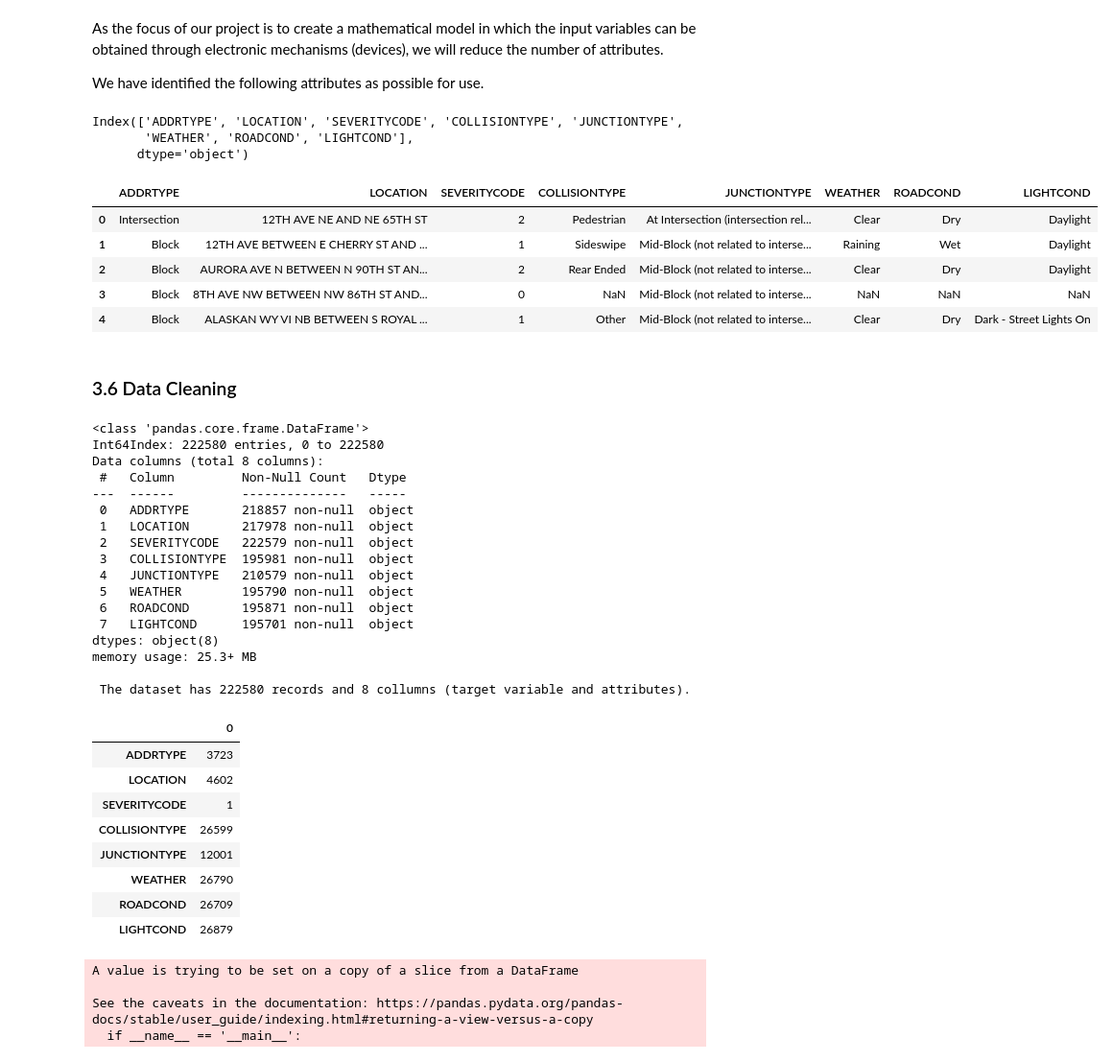
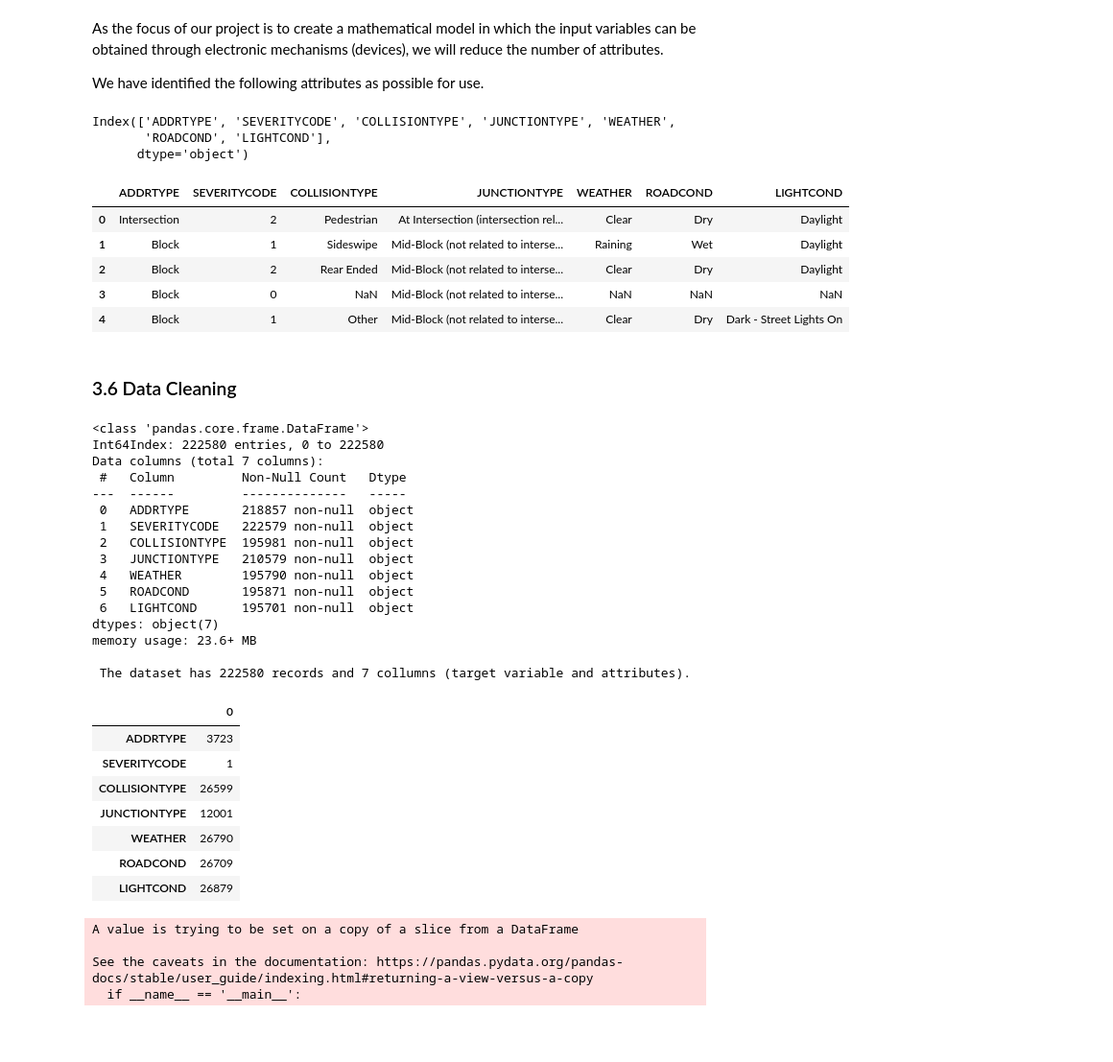
Before and after one commit to mcamera/Traffic_Accidents_Seattle, a Jupyter notebook: Traffic_Accidents_Seattle.ipynb, the cells around one changed output. Shown at 96% size. Drawn from its saved outputs; the diff is of its cells as text; code cells hidden in the pictures; blank space fills up the shorter version.

```diff
--- a/Traffic_Accidents_Seattle.ipynb
+++ b/Traffic_Accidents_Seattle.ipynb
@@ -732,20 +736,20 @@ As the focus of our project is to create a mathematical model in which the input
 We have identified the following attributes as possible for use.
 # %%
 #Chosen attributes:
-collisions = collisions_raw[['ADDRTYPE','LOCATION','SEVERITYCODE','COLLISIONTYPE',
+collisions = collisions_raw[['ADDRTYPE','SEVERITYCODE','COLLISIONTYPE',
                              'JUNCTIONTYPE','WEATHER','ROADCOND','LIGHTCOND']]
 print(collisions.columns)
 collisions.head()
 # %% [output]
-Index(['ADDRTYPE', 'LOCATION', 'SEVERITYCODE', 'COLLISIONTYPE', 'JUNCTIONTYPE',
-       'WEATHER', 'ROADCOND', 'LIGHTCOND'],
+Index(['ADDRTYPE', 'SEVERITYCODE', 'COLLISIONTYPE', 'JUNCTIONTYPE', 'WEATHER',
+       'ROADCOND', 'LIGHTCOND'],
       dtype='object')
-|  | ADDRTYPE | LOCATION | SEVERITYCODE | COLLISIONTYPE | JUNCTIONTYPE | WEATHER | ROADCOND | LIGHTCOND |
-| 0 | Intersection | 12TH AVE NE AND NE 65TH ST | 2 | Pedestrian | At Intersection (intersection rel... | Clear | Dry | Daylight |
-| 1 | Block | 12TH AVE BETWEEN E CHERRY ST AND ... | 1 | Sideswipe | Mid-Block (not related to interse... | Raining | Wet | Daylight |
-| 2 | Block | AURORA AVE N BETWEEN N 90TH ST AN... | 2 | Rear Ended | Mid-Block (not related to interse... | Clear | Dry | Daylight |
-| 3 | Block | 8TH AVE NW BETWEEN NW 86TH ST AND... | 0 | NaN | Mid-Block (not related to interse... | NaN | NaN | NaN |
-| 4 | Block | ALASKAN WY VI NB BETWEEN S ROYAL ... | 1 | Other | Mid-Block (not related to interse... | Clear | Dry | Dark - Street Lights On |
+|  | ADDRTYPE | SEVERITYCODE | COLLISIONTYPE | JUNCTIONTYPE | WEATHER | ROADCOND | LIGHTCOND |
+| 0 | Intersection | 2 | Pedestrian | At Intersection (intersection rel... | Clear | Dry | Daylight |
+| 1 | Block | 1 | Sideswipe | Mid-Block (not related to interse... | Raining | Wet | Daylight |
+| 2 | Block | 2 | Rear Ended | Mid-Block (not related to interse... | Clear | Dry | Daylight |
+| 3 | Block | 0 | NaN | Mid-Block (not related to interse... | NaN | NaN | NaN |
+| 4 | Block | 1 | Other | Mid-Block (not related to interse... | Clear | Dry | Dark - Street Lights On |
 # %% [markdown]
 ### 3.6 Data Cleaning <a name="data-cleaning"></a>
 # %%
@@ -755,28 +759,26 @@ print("\n The dataset has", collisions.shape[0],"records and", collisions.shape[
 # %% [output]
 <class 'pandas.core.frame.DataFrame'>
 Int64Index: 222580 entries, 0 to 222580
-Data columns (total 8 columns):
+Data columns (total 7 columns):
  #   Column         Non-Null Count   Dtype
 ---  ------         --------------   -----
  0   ADDRTYPE       218857 non-null  object
- 1   LOCATION       217978 non-null  object
- 2   SEVERITYCODE   222579 non-null  object
- 3   COLLISIONTYPE  195981 non-null  object
- 4   JUNCTIONTYPE   210579 non-null  object
- 5   WEATHER        195790 non-null  object
- 6   ROADCOND       195871 non-null  object
- 7   LIGHTCOND      195701 non-null  object
-dtypes: object(8)
-memory usage: 25.3+ MB
+ 1   SEVERITYCODE   222579 non-null  object
+ 2   COLLISIONTYPE  195981 non-null  object
+ 3   JUNCTIONTYPE   210579 non-null  object
+ 4   WEATHER        195790 non-null  object
+ 5   ROADCOND       195871 non-null  object
+ 6   LIGHTCOND      195701 non-null  object
+dtypes: object(7)
+memory usage: 23.6+ MB
 
- The dataset has 222580 records and 8 collumns (target variable and attributes).
+ The dataset has 222580 records and 7 collumns (target variable and attributes).
 # %%
 #Checking how many missing values are there
 collisions.isna().sum().to_frame()
 # %% [output]
 |  | 0 |
 | ADDRTYPE | 3723 |
-| LOCATION | 4602 |
 | SEVERITYCODE | 1 |
 | COLLISIONTYPE | 26599 |
 | JUNCTIONTYPE | 12001 |
```
Also changed, not shown: parts of 58 cells of this notebook.
